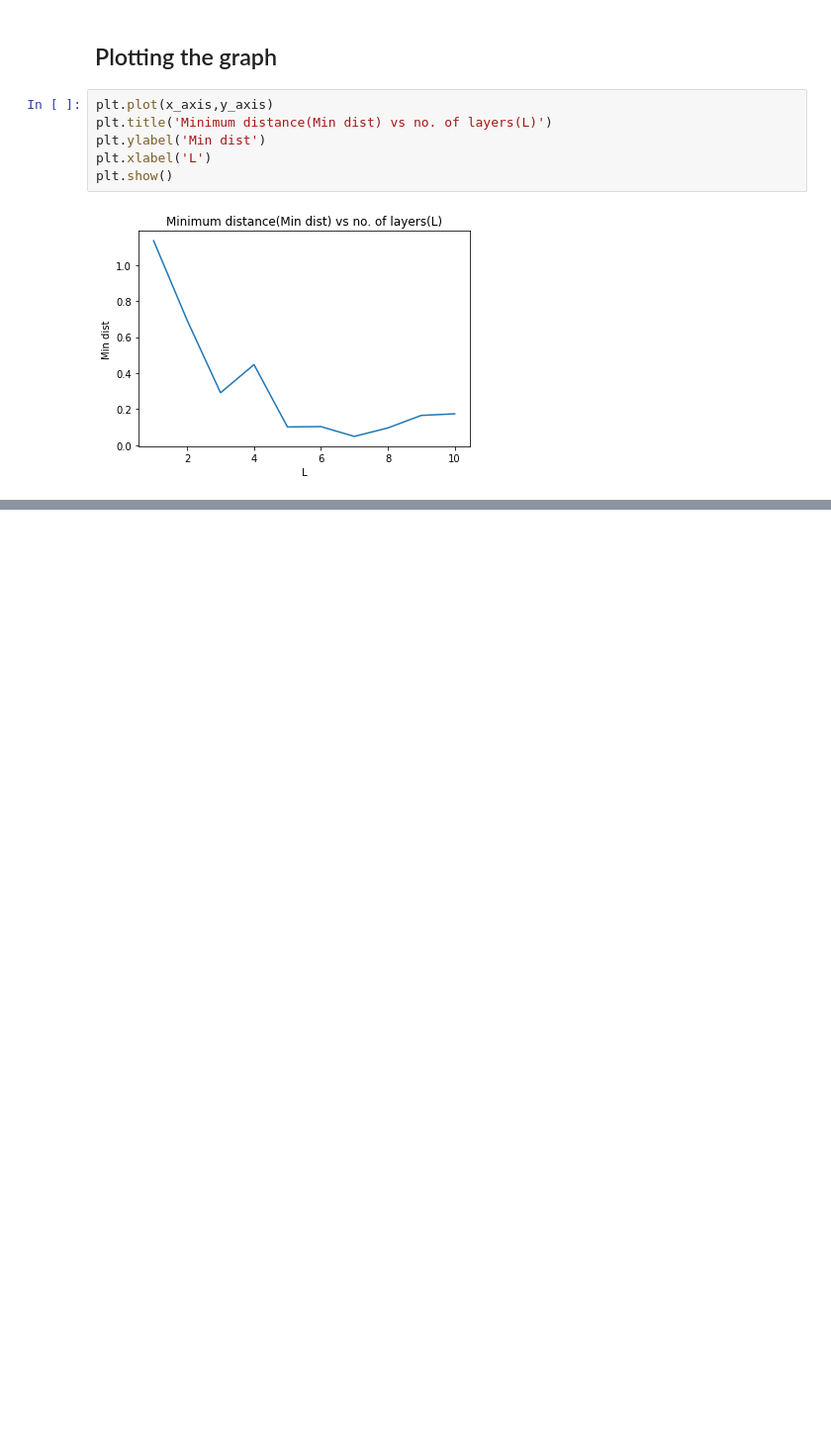
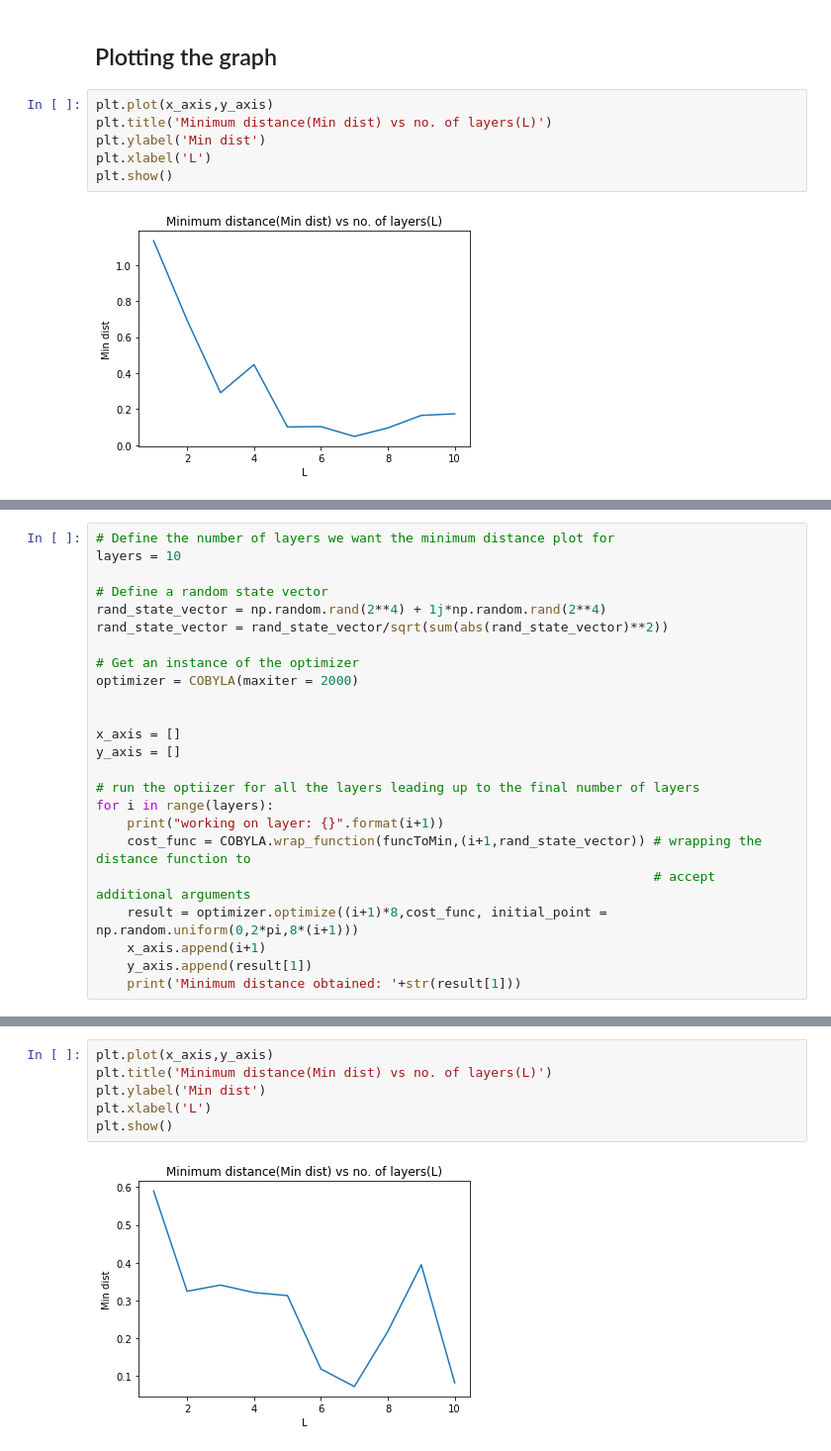
Before and after one commit to h-rathee851/quantum_mentorship_task, a Jupyter notebook: main.ipynb, the cells around one changed output, grey strips where cells are left out. Shown: that part at 99% size. Drawn from its saved outputs; the diff is of its cells as text; blank space fills up the shorter version.

```diff
--- a/main.ipynb
+++ b/main.ipynb
@@ -446,0 +506,24 @@ This one does not seem to converge as well as the last two. The distance mostly
+# %%
+# Define the number of layers we want the minimum distance plot for
+layers = 10
+
+# Define a random state vector
+rand_state_vector = np.random.rand(2**4) + 1j*np.random.rand(2**4)
+rand_state_vector = rand_state_vector/sqrt(sum(abs(rand_state_vector)**2))
+
+# Get an instance of the optimizer
+optimizer = COBYLA(maxiter = 2000)
+
+
+x_axis = []
+y_axis = []
+
+# run the optiizer for all the layers leading up to the final number of layers
+for i in range(layers):
+    print("working on layer: {}".format(i+1))
+    cost_func = COBYLA.wrap_function(funcToMin,(i+1,rand_state_vector)) # wrapping the distance function to
+                                                                        # accept additional arguments
+    result = optimizer.optimize((i+1)*8,cost_func, initial_point = np.random.uniform(0,2*pi,8*(i+1)))
+    x_axis.append(i+1)
+    y_axis.append(result[1])
+    print('Minimum distance obtained: '+str(result[1]))
@@ -446,0 +551,8 @@ This one does not seem to converge as well as the last two. The distance mostly
+# %%
+plt.plot(x_axis,y_axis)
+plt.title('Minimum distance(Min dist) vs no. of layers(L)')
+plt.ylabel('Min dist')
+plt.xlabel('L')
+plt.show()
+# %% [output]
+[figure, added]
```
Also changed, not shown: parts of 11 cells of this notebook.
